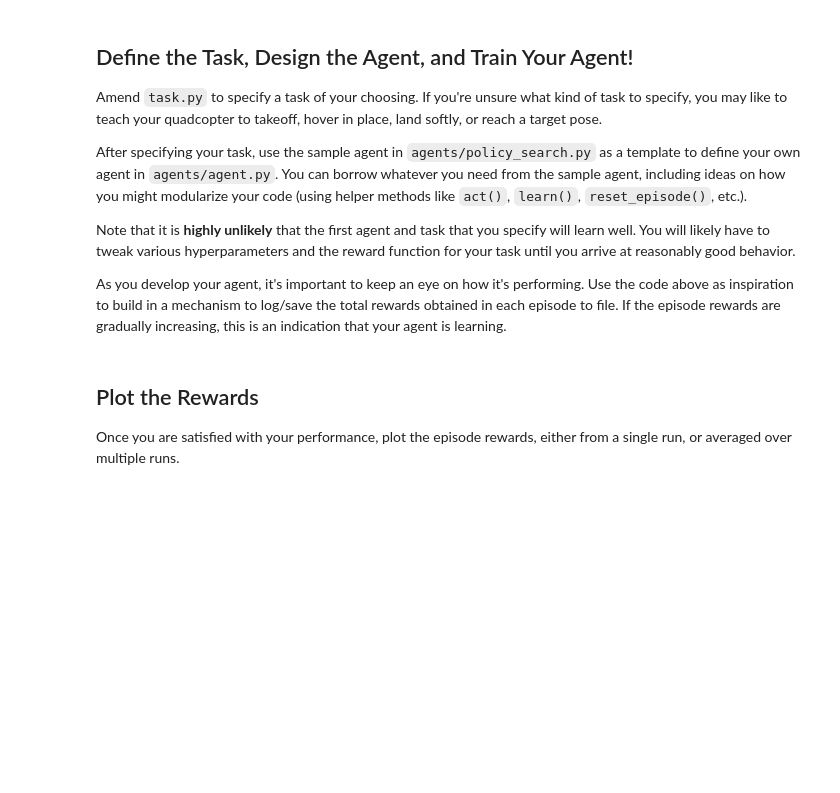
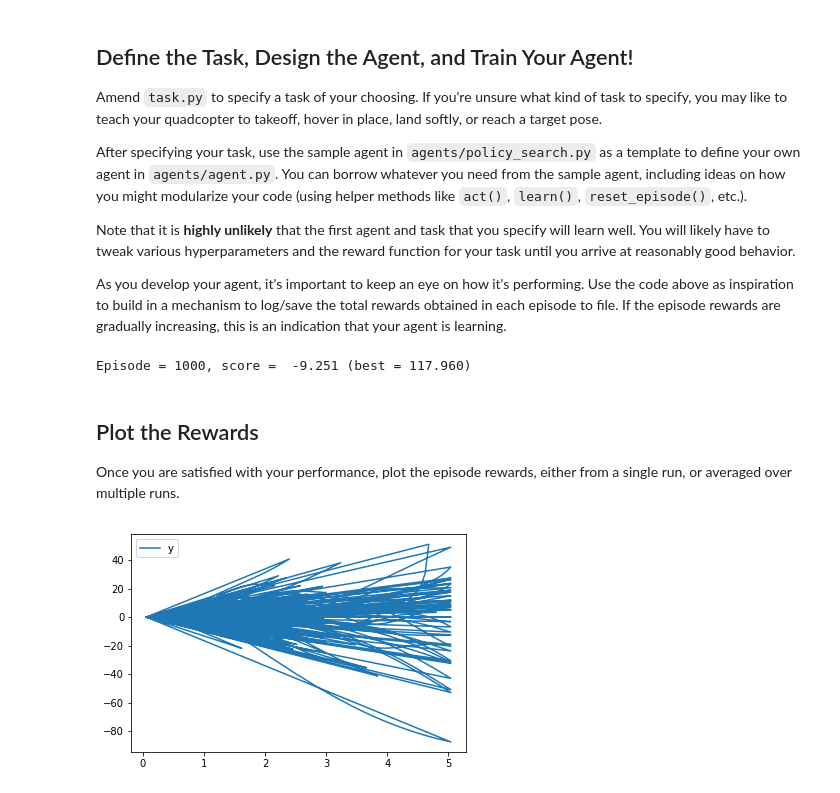
Before and after one commit to nkittsteiner/RL-Quadcopter-2, a Jupyter notebook: Quadcopter_Project.ipynb, the cells around one changed output. Drawn from its saved outputs; the diff is of its cells as text; code cells hidden in the pictures; blank space fills up the shorter version.

Commit message:
- Adding a take off task - Changing configuration on ddpg_agent - Training and plotting results

```diff
--- a/Quadcopter_Project.ipynb
+++ b/Quadcopter_Project.ipynb
@@ -217,3 +217,48 @@ As you develop your agent, it's important to keep an eye on how it's performing.
+# %%
+import sys
+import pandas as pd
+import numpy as np
+from agents.ddpg_agent import DDPG
+from take_off import TakeOffTask
+
+num_episodes = 1000
+target_pos = np.array([0., 100., 10.])
+task = TakeOffTask(target_pos=target_pos)
+agent = DDPG(task)
+file_output='data2.txt'
+
+
+labels = ['time', 'x', 'y', 'z', 'phi', 'theta', 'psi', 'x_velocity',
+          'y_velocity', 'z_velocity', 'phi_velocity', 'theta_velocity',
+          'psi_velocity', 'rotor_speed1', 'rotor_speed2', 'rotor_speed3', 'rotor_speed4']
+results = {x : [] for x in labels}
+
+
+# Run the simulation, and save the results.
+with open(file_output, 'w') as csvfile:
+    writer = csv.writer(csvfile)
+    writer.writerow(labels)
+
+    for i_episode in range(1, num_episodes+1):
+        state = agent.reset_episode() # start a new episode
+        while True:
+            action = agent.act(state)
+            next_state, reward, done = task.step(action)
+            agent.step(action, reward, next_state, done)
+            state = next_state
+            # Write IO
+            to_write = [task.sim.time] + list(task.sim.pose) + list(task.sim.v) + list(task.sim.angular_v) + list(action)
+            for ii in range(len(labels)):
+                results[labels[ii]].append(to_write[ii])
+            writer.writerow(to_write)
+
+            if done:
+                print("\rEpisode = {:4d}, score = {:7.3f} (best = {:7.3f})".format(
+                    i_episode, agent.score, agent.best_score),end="")
+                break
+        sys.stdout.flush()
+# %% [output]
+Episode = 1000, score =  -9.251 (best = 117.960)
 # %% [markdown]
 ## Plot the Rewards
 
@@ -222,0 +266,12 @@ Once you are satisfied with your performance, plot the episode rewards, either f
+# %%
+## TODO: Plot the rewards.
+import matplotlib.pyplot as plt
+%matplotlib inline
+
+#plt.plot(results['time'], results['x'], label='x')
+plt.plot(results['time'], results['y'], label='y')
+#plt.plot(results['time'], results['z'], label='z')
+plt.legend()
+_ = plt.ylim()
+# %% [output]
+[figure, added]
```
Also changed, not shown: parts of 19 cells of this notebook, 6 other files.
